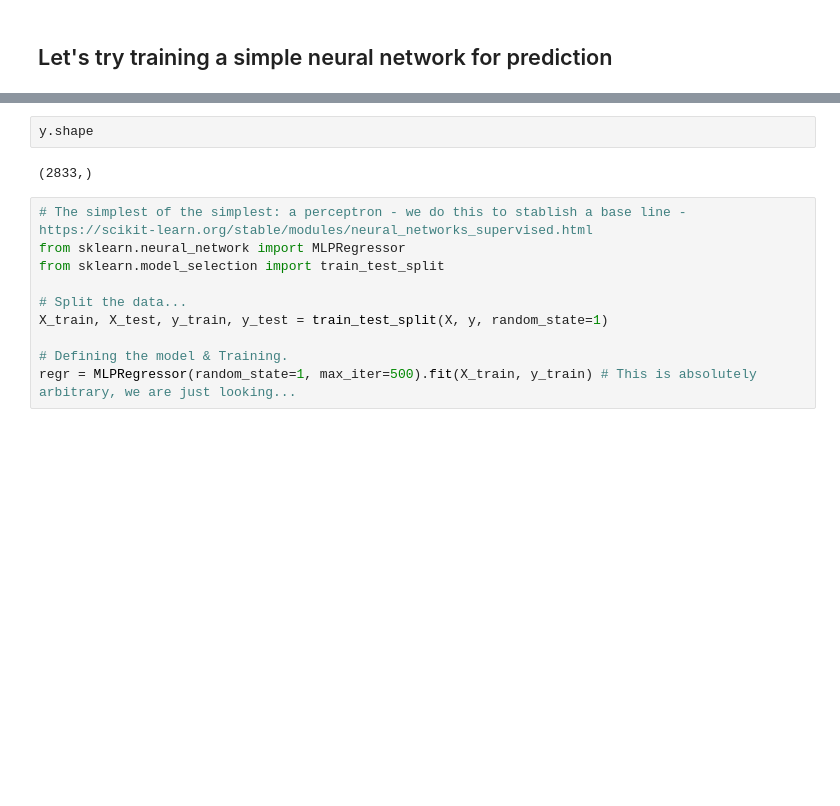
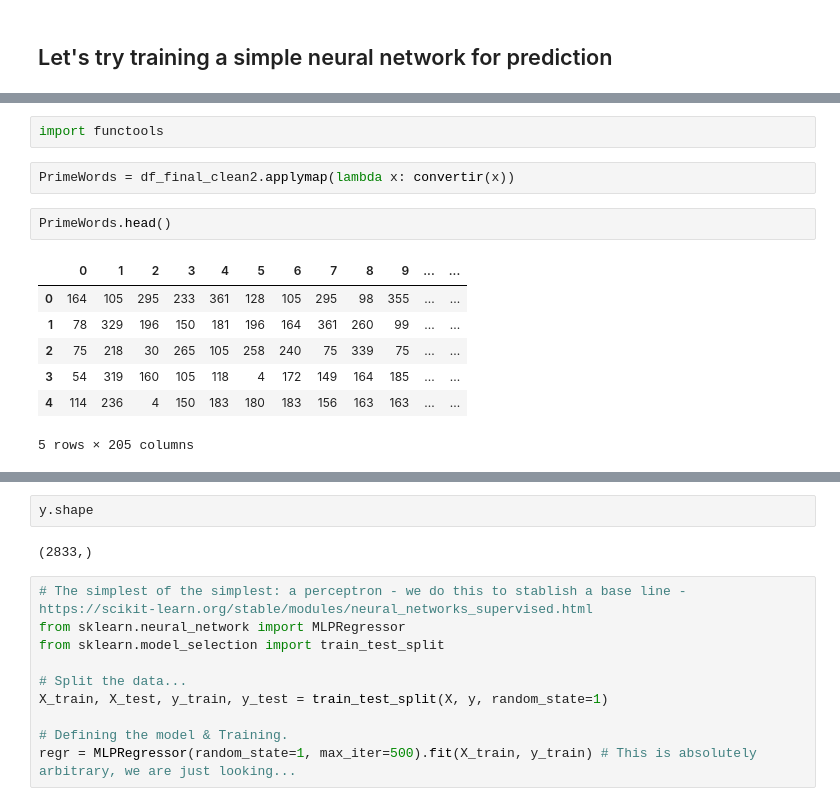
Before and after one commit to exemartinez/makeovermonday_projects, a Jupyter notebook: scripts/readability_kaggle_wrangling.ipynb, the cells around one changed output, grey strips where cells are left out. Cells and saved outputs as stored; diff of their text form; blank space fills up the shorter version.

```diff
--- a/scripts/readability_kaggle_wrangling.ipynb
+++ b/scripts/readability_kaggle_wrangling.ipynb
@@ -307,0 +310,14 @@ df_indexed.head()
+# %%
+import functools
+# %%
+PrimeWords = df_final_clean2.applymap(lambda x: convertir(x))
+# %%
+PrimeWords.head()
+# %% [output]
+|  | 0 | 1 | 2 | 3 | 4 | 5 | 6 | 7 | 8 | 9 | ... | ... |
+| 0 | 164 | 105 | 295 | 233 | 361 | 128 | 105 | 295 | 98 | 355 | ... | ... |
+| 1 | 78 | 329 | 196 | 150 | 181 | 196 | 164 | 361 | 260 | 99 | ... | ... |
+| 2 | 75 | 218 | 30 | 265 | 105 | 258 | 240 | 75 | 339 | 75 | ... | ... |
+| 3 | 54 | 319 | 160 | 105 | 118 | 4 | 172 | 149 | 164 | 185 | ... | ... |
+| 4 | 114 | 236 | 4 | 150 | 183 | 180 | 183 | 156 | 163 | 163 | ... | ... |
+5 rows × 205 columns
```
Also changed, not shown: parts of 20 cells of this notebook.
